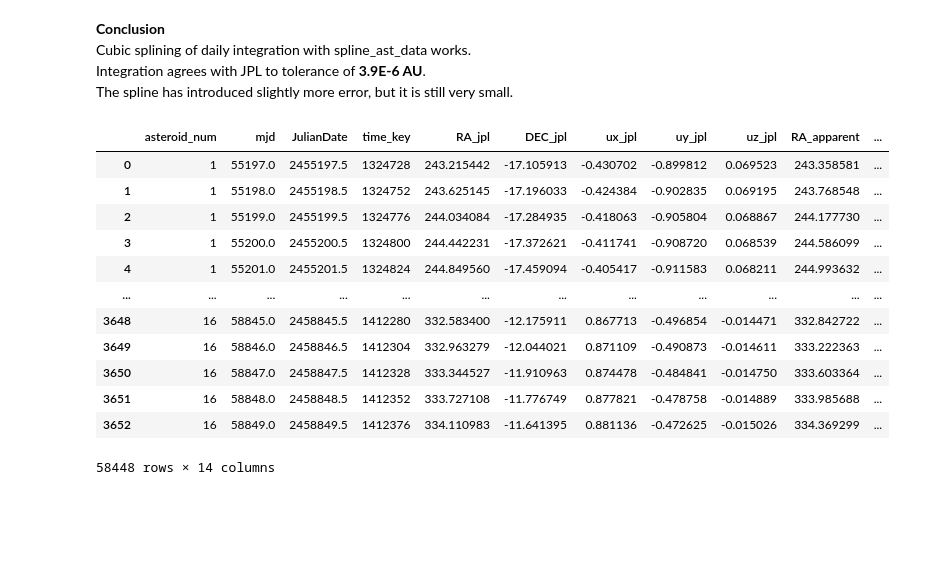
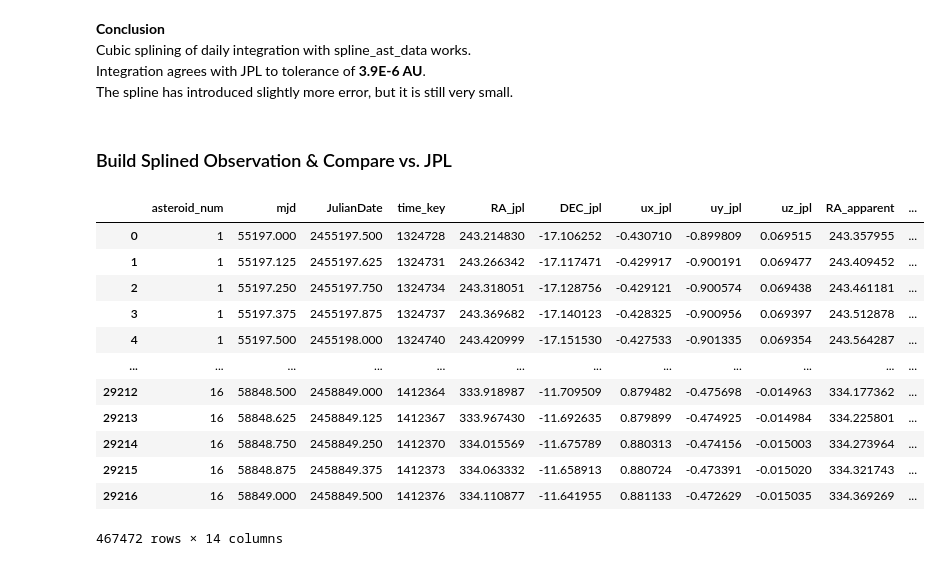
Before and after one commit to memanuel/kepler-sieve, a Jupyter notebook: src/asteroid_dataframe.ipynb, the cells around one changed output. Saved outputs shown, nothing was run; the diff lists cells and outputs as text; code cells hidden in the pictures; blank space fills up the shorter version.

```diff
--- a/src/asteroid_dataframe.ipynb
+++ b/src/asteroid_dataframe.ipynb
@@ -267,19 +267,21 @@ mjd: 0.00e+00 days
 Cubic splining of daily integration with spline_ast_data works.<br>
 Integration agrees with JPL to tolerance of **3.9E-6 AU**.<br>
 The spline has introduced slightly more error, but it is still very small.
-# %%
-df_obs_jpl
-# %% [output]
-|  | asteroid_num | mjd | JulianDate | time_key | RA_jpl | DEC_jpl | ux_jpl | uy_jpl | uz_jpl | RA_apparent | ... |
-| 0 | 1 | 55197.0 | 2455197.5 | 1324728 | 243.215442 | -17.105913 | -0.430702 | -0.899812 | 0.069523 | 243.358581 | ... |
-| 1 | 1 | 55198.0 | 2455198.5 | 1324752 | 243.625145 | -17.196033 | -0.424384 | -0.902835 | 0.069195 | 243.768548 | ... |
-| 2 | 1 | 55199.0 | 2455199.5 | 1324776 | 244.034084 | -17.284935 | -0.418063 | -0.905804 | 0.068867 | 244.177730 | ... |
-| 3 | 1 | 55200.0 | 2455200.5 | 1324800 | 244.442231 | -17.372621 | -0.411741 | -0.908720 | 0.068539 | 244.586099 | ... |
-| 4 | 1 | 55201.0 | 2455201.5 | 1324824 | 244.849560 | -17.459094 | -0.405417 | -0.911583 | 0.068211 | 244.993632 | ... |
-| ... | ... | ... | ... | ... | ... | ... | ... | ... | ... | ... | ... |
-| 3648 | 16 | 58845.0 | 2458845.5 | 1412280 | 332.583400 | -12.175911 | 0.867713 | -0.496854 | -0.014471 | 332.842722 | ... |
-| 3649 | 16 | 58846.0 | 2458846.5 | 1412304 | 332.963279 | -12.044021 | 0.871109 | -0.490873 | -0.014611 | 333.222363 | ... |
-| 3650 | 16 | 58847.0 | 2458847.5 | 1412328 | 333.344527 | -11.910963 | 0.874478 | -0.484841 | -0.014750 | 333.603364 | ... |
-| 3651 | 16 | 58848.0 | 2458848.5 | 1412352 | 333.727108 | -11.776749 | 0.877821 | -0.478758 | -0.014889 | 333.985688 | ... |
-| 3652 | 16 | 58849.0 | 2458849.5 | 1412376 | 334.110983 | -11.641395 | 0.881136 | -0.472625 | -0.015026 | 334.369299 | ... |
-58448 rows × 14 columns
+# %% [markdown]
+### Build Splined Observation & Compare vs. JPL
+# %%
+df_obs_jpl_3h
+# %% [output]
+|  | asteroid_num | mjd | JulianDate | time_key | RA_jpl | DEC_jpl | ux_jpl | uy_jpl | uz_jpl | RA_apparent | ... |
+| 0 | 1 | 55197.000 | 2455197.500 | 1324728 | 243.214830 | -17.106252 | -0.430710 | -0.899809 | 0.069515 | 243.357955 | ... |
+| 1 | 1 | 55197.125 | 2455197.625 | 1324731 | 243.266342 | -17.117471 | -0.429917 | -0.900191 | 0.069477 | 243.409452 | ... |
+| 2 | 1 | 55197.250 | 2455197.750 | 1324734 | 243.318051 | -17.128756 | -0.429121 | -0.900574 | 0.069438 | 243.461181 | ... |
+| 3 | 1 | 55197.375 | 2455197.875 | 1324737 | 243.369682 | -17.140123 | -0.428325 | -0.900956 | 0.069397 | 243.512878 | ... |
+| 4 | 1 | 55197.500 | 2455198.000 | 1324740 | 243.420999 | -17.151530 | -0.427533 | -0.901335 | 0.069354 | 243.564287 | ... |
+| ... | ... | ... | ... | ... | ... | ... | ... | ... | ... | ... | ... |
+| 29212 | 16 | 58848.500 | 2458849.000 | 1412364 | 333.918987 | -11.709509 | 0.879482 | -0.475698 | -0.014963 | 334.177362 | ... |
+| 29213 | 16 | 58848.625 | 2458849.125 | 1412367 | 333.967430 | -11.692635 | 0.879899 | -0.474925 | -0.014984 | 334.225801 | ... |
+| 29214 | 16 | 58848.750 | 2458849.250 | 1412370 | 334.015569 | -11.675789 | 0.880313 | -0.474156 | -0.015003 | 334.273964 | ... |
+| 29215 | 16 | 58848.875 | 2458849.375 | 1412373 | 334.063332 | -11.658913 | 0.880724 | -0.473391 | -0.015020 | 334.321743 | ... |
+| 29216 | 16 | 58849.000 | 2458849.500 | 1412376 | 334.110877 | -11.641955 | 0.881133 | -0.472629 | -0.015035 | 334.369269 | ... |
+467472 rows × 14 columns
```
Also changed, not shown: parts of 32 cells of this notebook, 2 other files.
